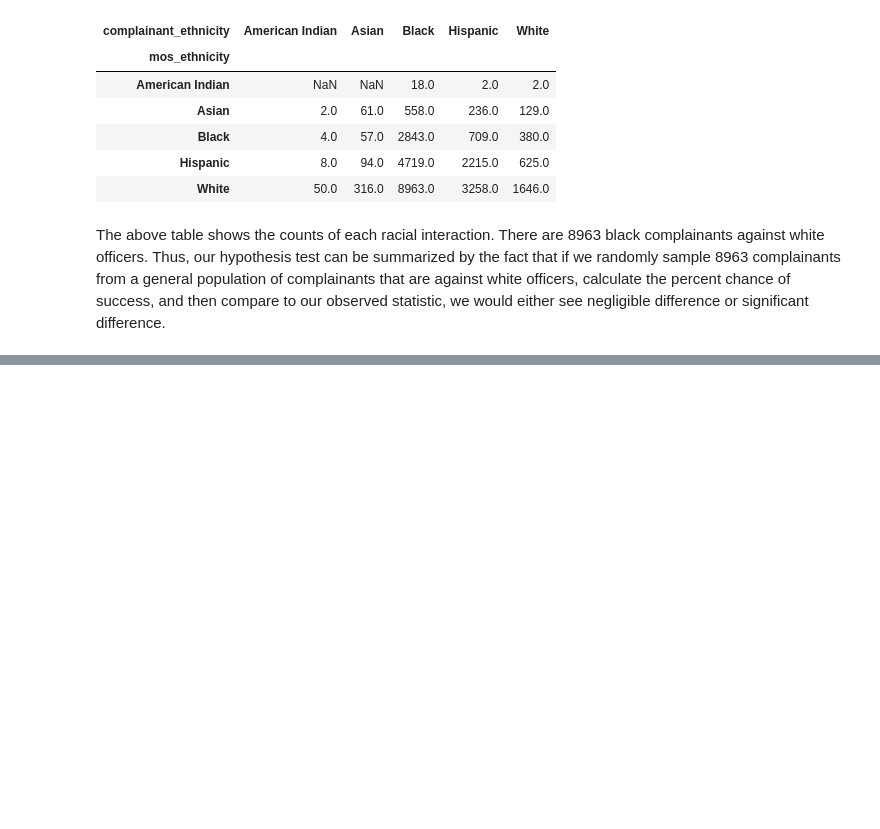
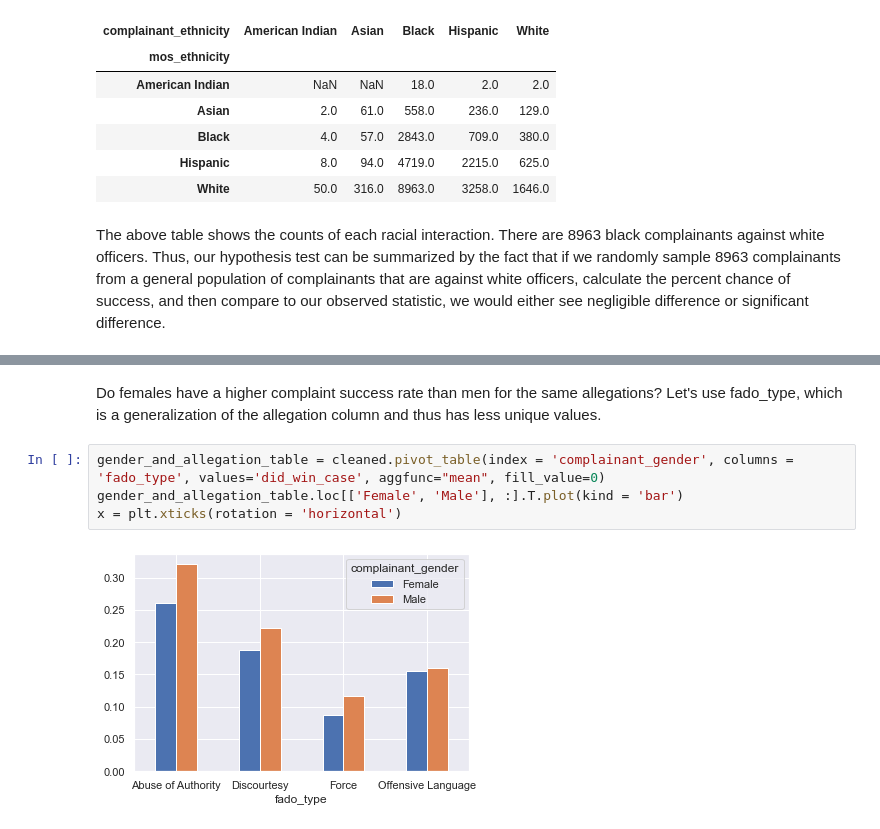
Before and after one commit to RyanHUNGry/nypd-civilian-complaints-EDA, a Jupyter notebook: notebook.ipynb, the cells around one changed output, grey strips where cells are left out. Drawn from its saved outputs; the diff is of its cells as text; blank space fills up the shorter version.

```diff
--- a/notebook.ipynb
+++ b/notebook.ipynb
@@ -475,0 +555,8 @@ array([0.24589981033136227, 0.2338502733459779, 0.2462345196920674, ...,
+# %% [markdown]
+Do females have a higher complaint success rate than men for the same allegations? Let's use fado_type, which is a generalization of the allegation column and thus has less unique values.
+# %%
+gender_and_allegation_table = cleaned.pivot_table(index = 'complainant_gender', columns = 'fado_type', values='did_win_case', aggfunc="mean", fill_value=0)
+gender_and_allegation_table.loc[['Female', 'Male'], :].T.plot(kind = 'bar')
+x = plt.xticks(rotation = 'horizontal')
+# %% [output]
+[figure, added]
```
Also changed, not shown: parts of 21 cells of this notebook.
